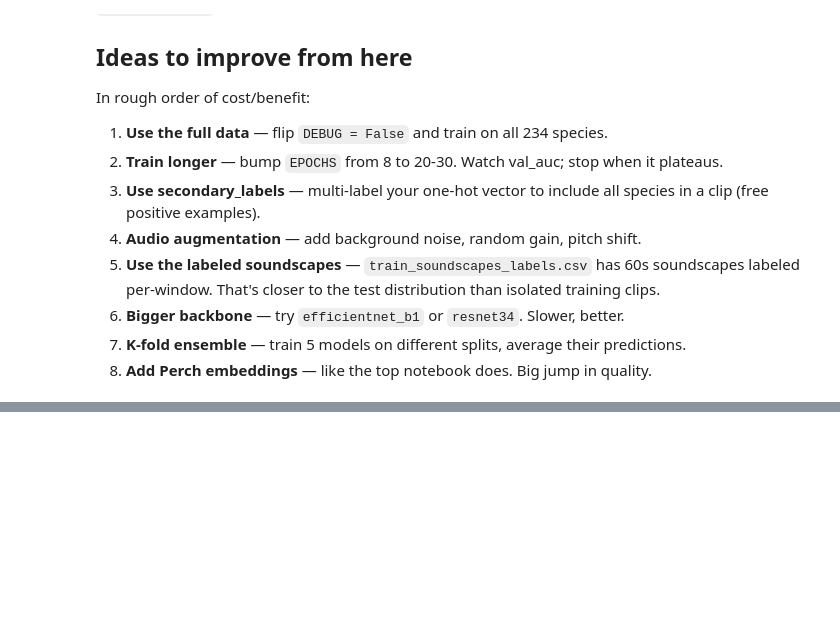
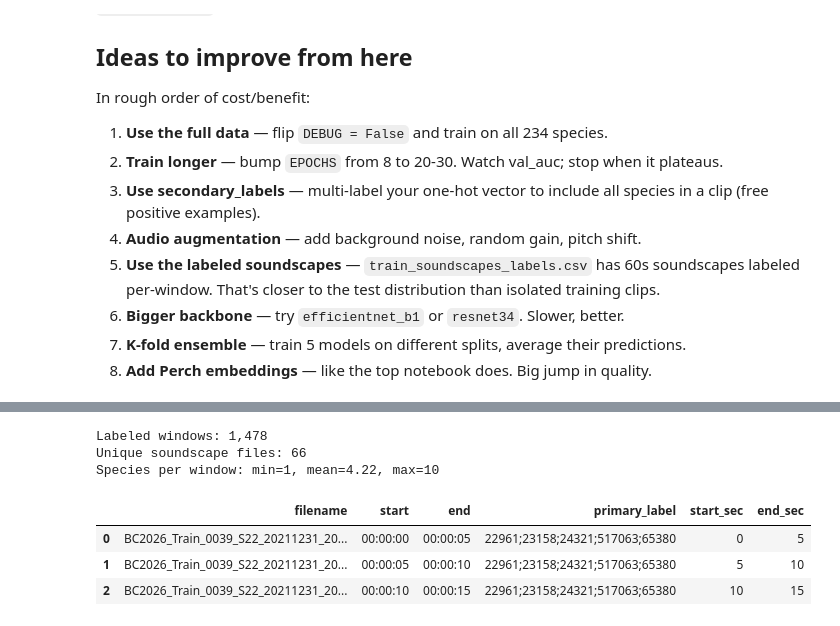
Before and after one commit to HarishTeens/birdclef2026, a Jupyter notebook: notebooks/01_train.ipynb, the cells around one changed output, grey strips where cells are left out. Cells and saved outputs as stored; diff of their text form; code cells hidden in the pictures; blank space fills up the shorter version.

Commit message:
add soundscape validation instead of training set

```diff
--- a/notebooks/01_train.ipynb
+++ b/notebooks/01_train.ipynb
@@ -480,0 +494,33 @@ In rough order of cost/benefit:
+# %%
+# ---- Helpers to parse the labels CSV ---------------------------------
+def parse_time_to_sec(s):
+    """Parse 'HH:MM:SS' into integer seconds."""
+    h, m, ss = s.split(":")
+    return int(h) * 3600 + int(m) * 60 + int(ss)
+
+SS_LABELS_CSV = DATA_DIR / "train_soundscapes_labels.csv"
+SS_AUDIO_DIR  = DATA_DIR / "train_soundscapes"
+assert SS_LABELS_CSV.exists(), f"Missing {SS_LABELS_CSV}"
+assert SS_AUDIO_DIR.exists(),  f"Missing {SS_AUDIO_DIR}"
+
+ss_df = pd.read_csv(SS_LABELS_CSV)
+ss_df["start_sec"] = ss_df["start"].apply(parse_time_to_sec)
+ss_df["end_sec"]   = ss_df["end"].apply(parse_time_to_sec)
+
+# Sanity check: every window should be exactly 5 seconds.
+assert (ss_df["end_sec"] - ss_df["start_sec"] == CLIP_SEC).all(), "Found non-5s windows!"
+
+print(f"Labeled windows: {len(ss_df):,}")
+print(f"Unique soundscape files: {ss_df['filename'].nunique()}")
+n_species_per_row = ss_df["primary_label"].str.split(";").apply(len)
+print(f"Species per window: min={n_species_per_row.min()}, "
+      f"mean={n_species_per_row.mean():.2f}, max={n_species_per_row.max()}")
+ss_df.head(3)
+# %% [output]
+Labeled windows: 1,478
+Unique soundscape files: 66
+Species per window: min=1, mean=4.22, max=10
+|  | filename | start | end | primary_label | start_sec | end_sec |
+| 0 | BC2026_Train_0039_S22_20211231_20... | 00:00:00 | 00:00:05 | 22961;23158;24321;517063;65380 | 0 | 5 |
+| 1 | BC2026_Train_0039_S22_20211231_20... | 00:00:05 | 00:00:10 | 22961;23158;24321;517063;65380 | 5 | 10 |
+| 2 | BC2026_Train_0039_S22_20211231_20... | 00:00:10 | 00:00:15 | 22961;23158;24321;517063;65380 | 10 | 15 |
```
Also changed, not shown: parts of 12 cells of this notebook, 2 other files.
